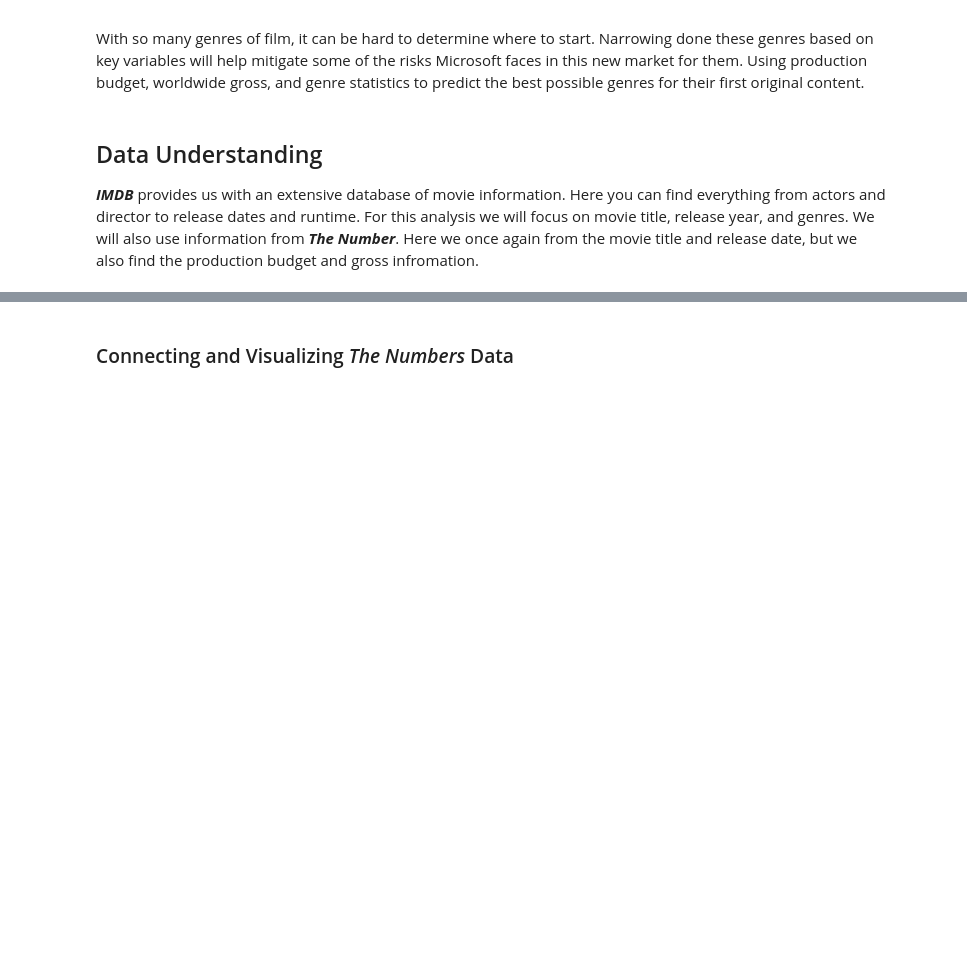
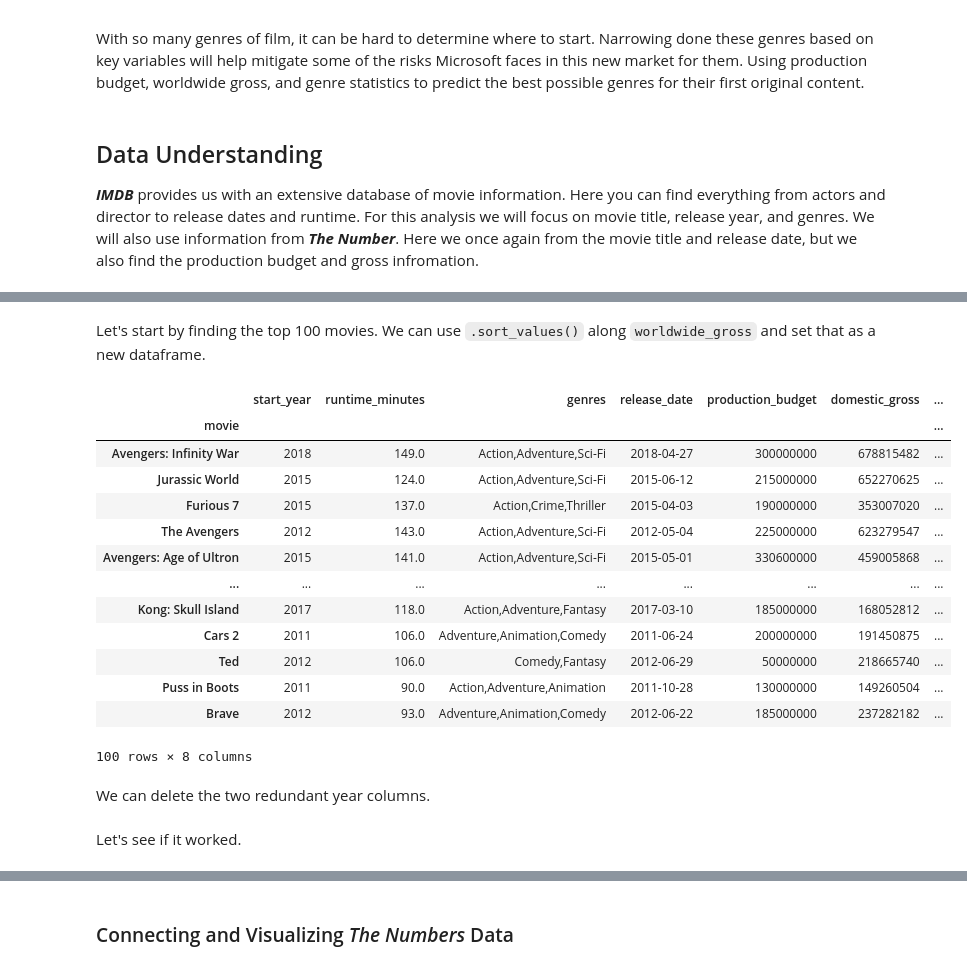
Before and after one commit to rustyb08/phase_1_project, a Jupyter notebook: Microsoft Original Content.ipynb, the cells around one changed output, grey strips where cells are left out. Saved outputs shown, nothing was run; the diff lists cells and outputs as text; code cells hidden in the pictures; blank space fills up the shorter version.

```diff
--- a/Microsoft Original Content.ipynb
+++ b/Microsoft Original Content.ipynb
@@ -35,0 +602,24 @@ with ZipFile('Data/im.db.zip', 'r') as zip:
+# %% [markdown]
+Let's start by finding the top 100 movies.  We can use `.sort_values()` along `worldwide_gross` and set that as a new dataframe.
+# %%
+# Sorts values in decending order and limits it to the first 100.
+top_100_movies = movies_df.sort_values(['worldwide_gross'], ascending=False)[0:100]
+
+top_100_movies
+# %% [output]
+|  | start_year | runtime_minutes | genres | release_date | production_budget | domestic_gross | ... |
+| movie |  |  |  |  |  |  | ... |
+| Avengers: Infinity War | 2018 | 149.0 | Action,Adventure,Sci-Fi | 2018-04-27 | 300000000 | 678815482 | ... |
+| Jurassic World | 2015 | 124.0 | Action,Adventure,Sci-Fi | 2015-06-12 | 215000000 | 652270625 | ... |
+| Furious 7 | 2015 | 137.0 | Action,Crime,Thriller | 2015-04-03 | 190000000 | 353007020 | ... |
+| The Avengers | 2012 | 143.0 | Action,Adventure,Sci-Fi | 2012-05-04 | 225000000 | 623279547 | ... |
+| Avengers: Age of Ultron | 2015 | 141.0 | Action,Adventure,Sci-Fi | 2015-05-01 | 330600000 | 459005868 | ... |
+| ... | ... | ... | ... | ... | ... | ... | ... |
+| Kong: Skull Island | 2017 | 118.0 | Action,Adventure,Fantasy | 2017-03-10 | 185000000 | 168052812 | ... |
+| Cars 2 | 2011 | 106.0 | Adventure,Animation,Comedy | 2011-06-24 | 200000000 | 191450875 | ... |
+| Ted | 2012 | 106.0 | Comedy,Fantasy | 2012-06-29 | 50000000 | 218665740 | ... |
+| Puss in Boots | 2011 | 90.0 | Action,Adventure,Animation | 2011-10-28 | 130000000 | 149260504 | ... |
+| Brave | 2012 | 93.0 | Adventure,Animation,Comedy | 2012-06-22 | 185000000 | 237282182 | ... |
+100 rows × 8 columns
+# %% [markdown]
+We can delete the two redundant year columns.
@@ -35,0 +632,2 @@ with ZipFile('Data/im.db.zip', 'r') as zip:
+# %% [markdown]
+Let's see if it worked.
```
Also changed, not shown: parts of 108 cells of this notebook.
